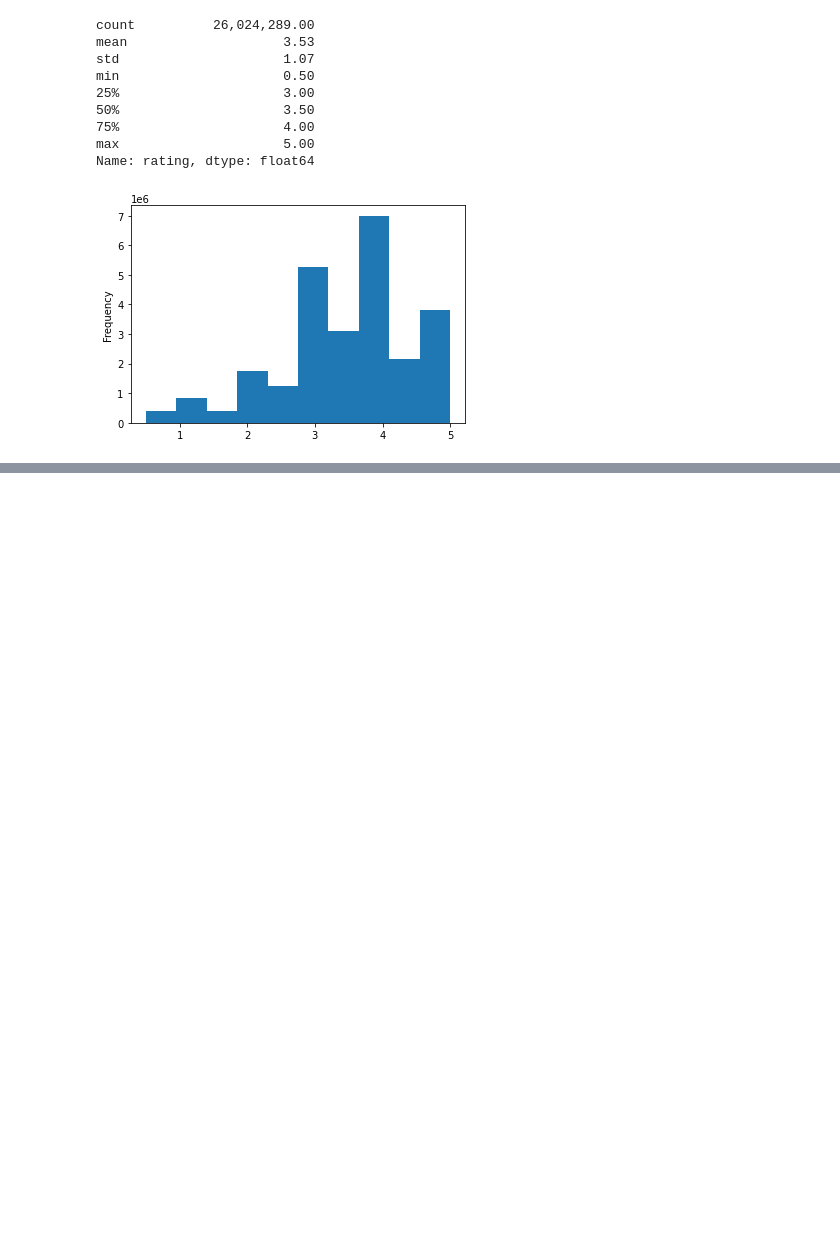
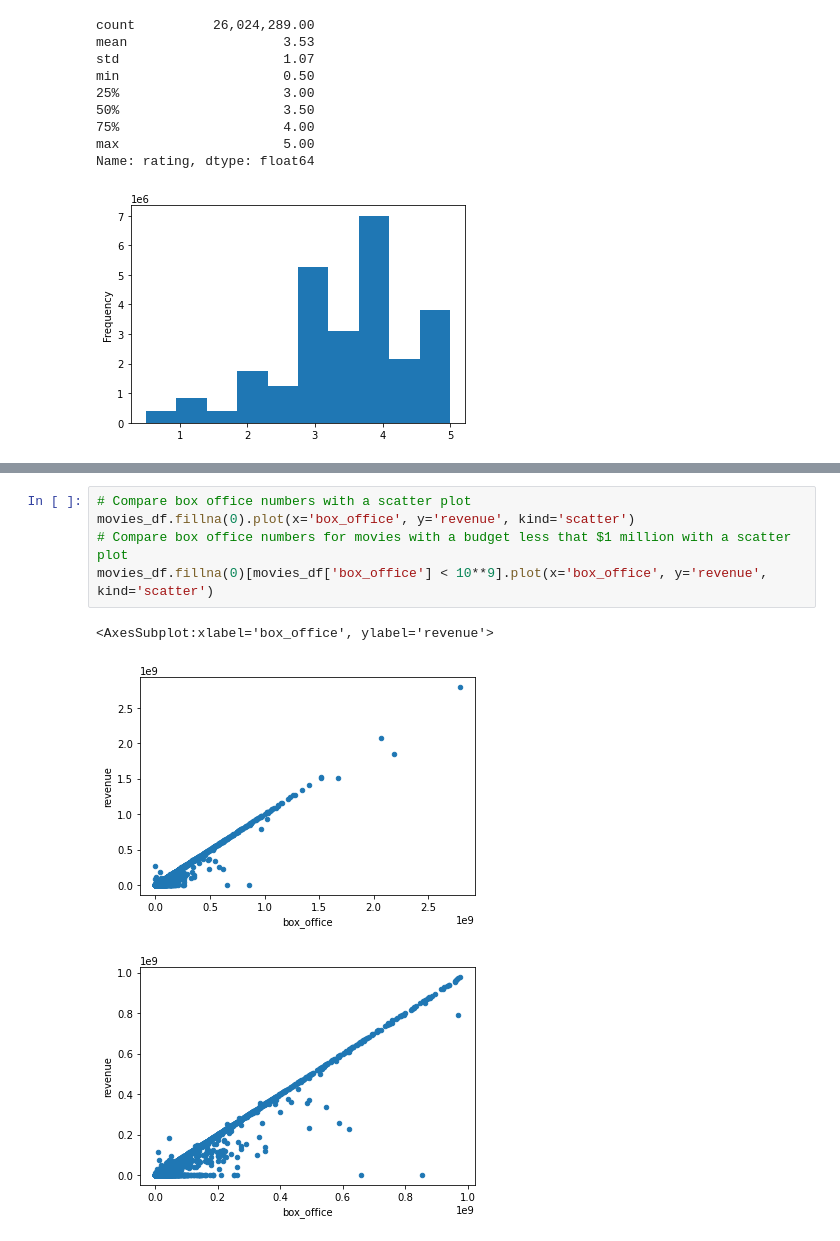
Before and after one commit to mreid1066/Movies-ETL, a Jupyter notebook: extract_data.ipynb, the cells around one changed output, grey strips where cells are left out. Cells and saved outputs as stored; diff of their text form; blank space fills up the shorter version.

```diff
--- a/extract_data.ipynb
+++ b/extract_data.ipynb
@@ -679,0 +759,9 @@ Name: rating, dtype: float64
+# %%
+# Compare box office numbers with a scatter plot
+movies_df.fillna(0).plot(x='box_office', y='revenue', kind='scatter')
+# Compare box office numbers for movies with a budget less that $1 million with a scatter plot
+movies_df.fillna(0)[movies_df['box_office'] < 10**9].plot(x='box_office', y='revenue', kind='scatter')
+# %% [output]
+<AxesSubplot:xlabel='box_office', ylabel='revenue'>
+[figure, added]
+[figure, added]
```
Also changed, not shown: parts of 17 cells of this notebook.
